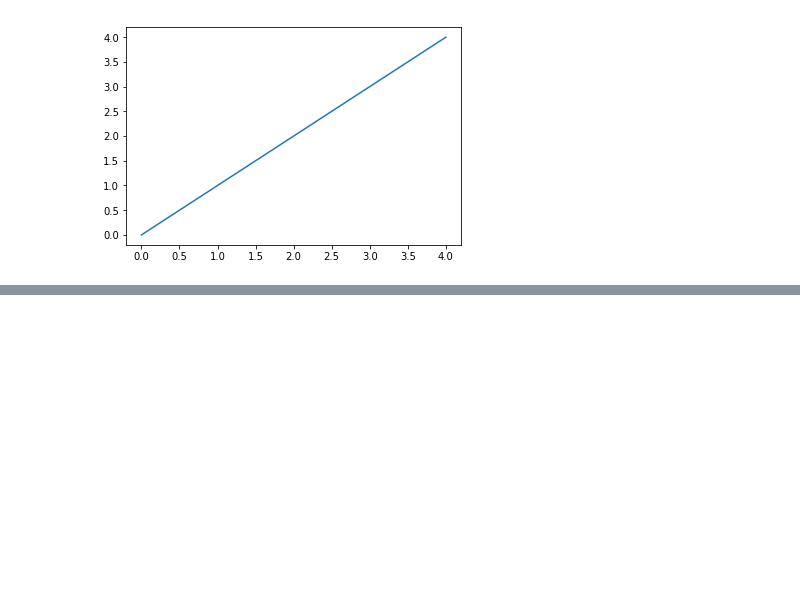
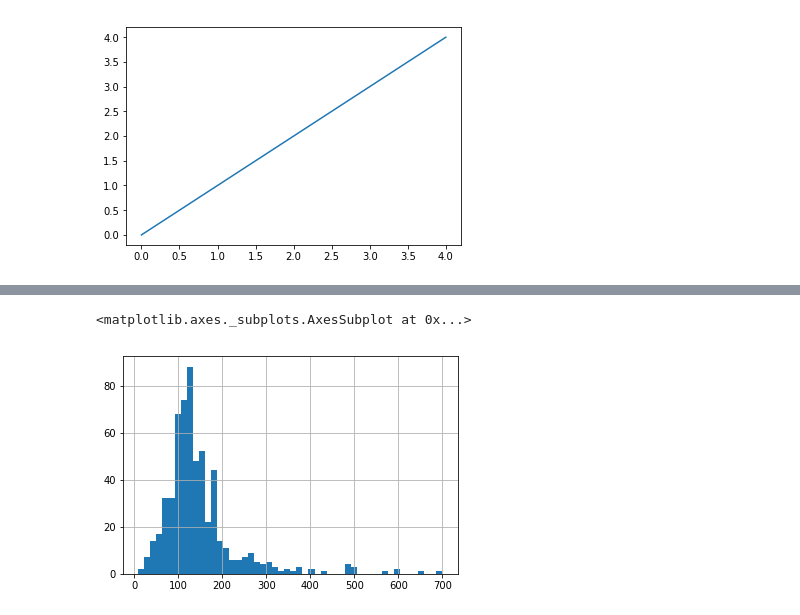
Before and after one commit to prateek-ap/Loan-Prediction-Problem, a Jupyter notebook: loan_prediction.ipynb, the cells around one changed output, grey strips where cells are left out. Saved outputs shown, nothing was run; the diff lists cells and outputs as text; code cells hidden in the pictures; blank space fills up the shorter version.

```diff
--- a/loan_prediction.ipynb
+++ b/loan_prediction.ipynb
@@ -43,0 +72,5 @@ df.describe()
+# %%
+df['LoanAmount'].hist(bins=50)
+# %% [output]
+<matplotlib.axes._subplots.AxesSubplot at 0x...>
+[figure, added]
```
Also changed, not shown: parts of 12 cells of this notebook.
